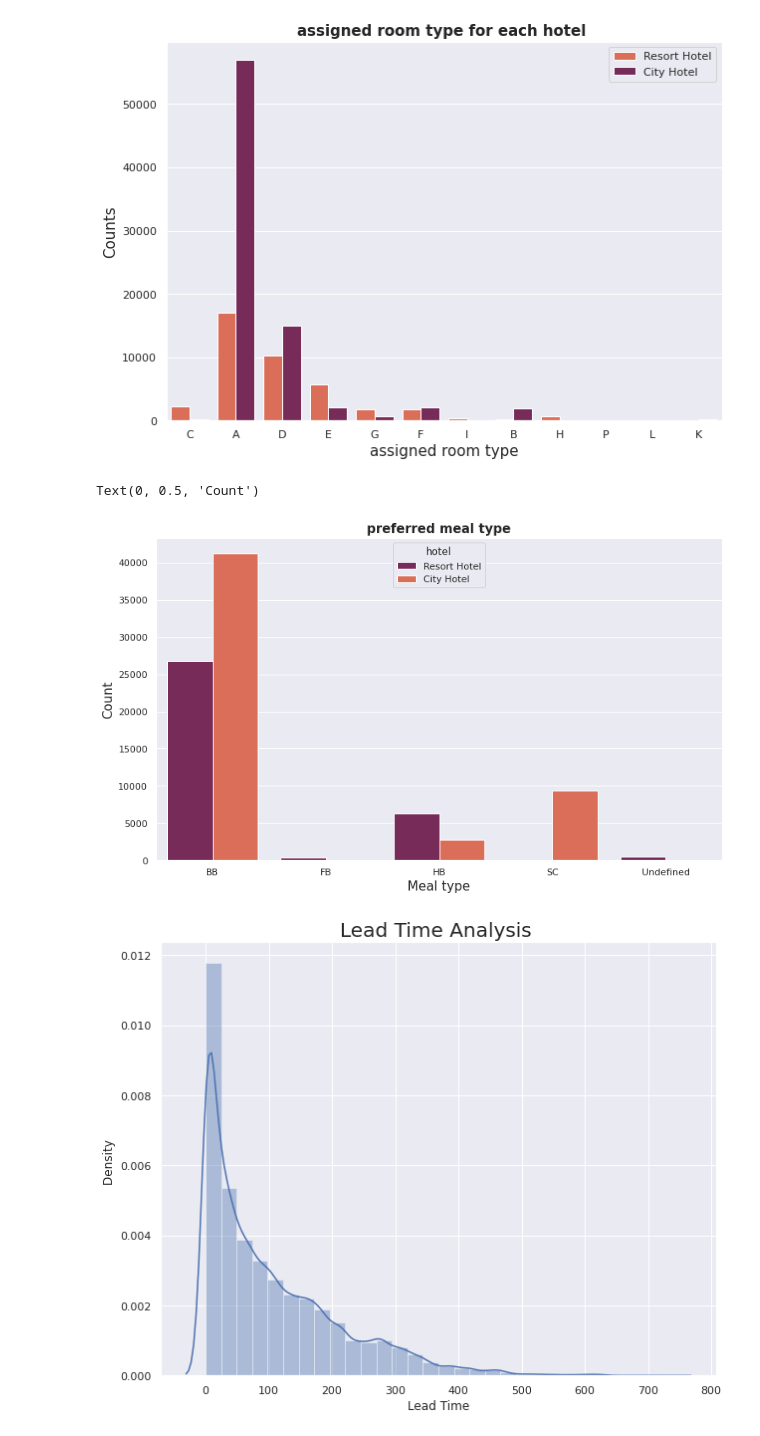
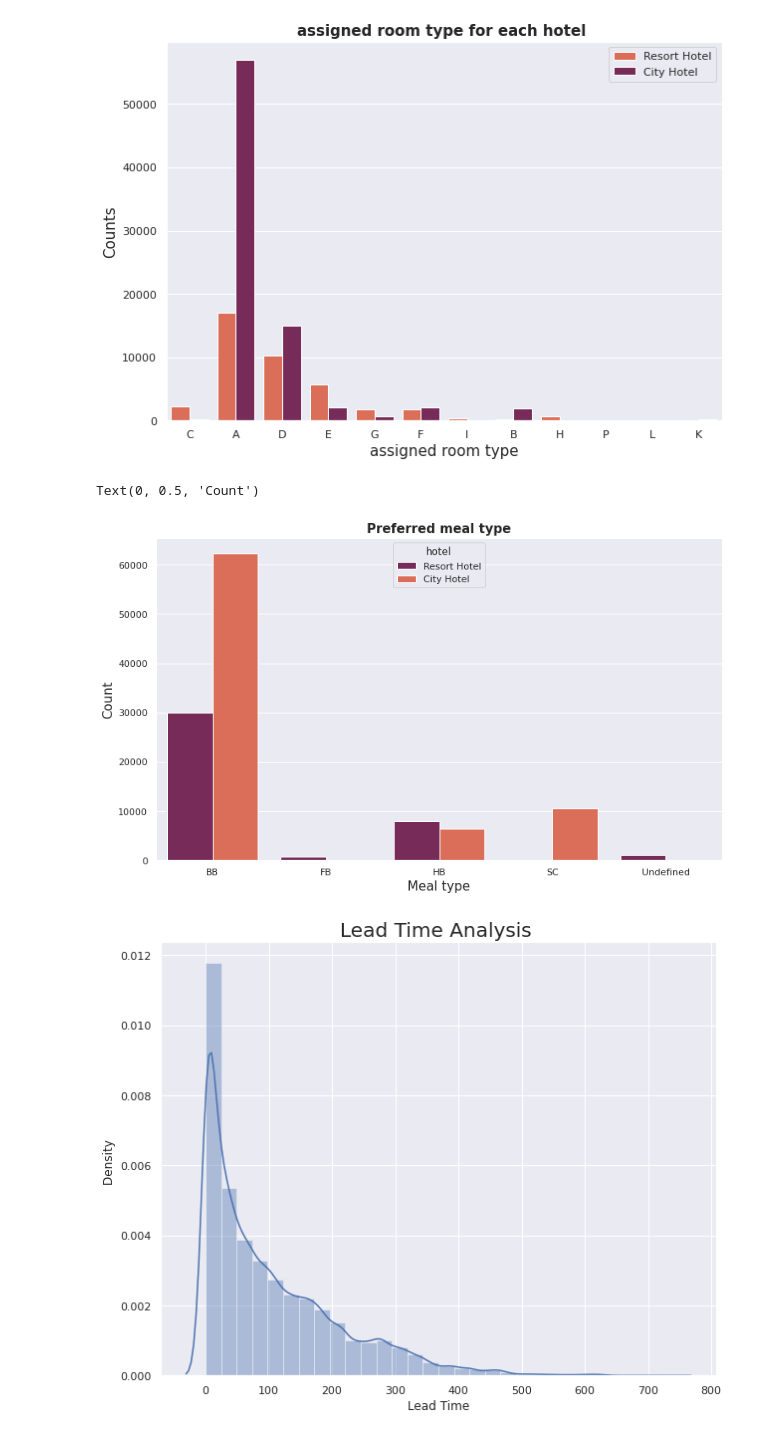
Before and after one commit to Tanjul5/Hotel_Booking_Analysis, a Jupyter notebook: Hotel_Booking_Analysis_Capstone_Project.ipynb, the cells around one changed output. Cells and saved outputs as stored; diff of their text form; code cells hidden in the pictures.

```diff
--- a/Hotel_Booking_Analysis_Capstone_Project.ipynb
+++ b/Hotel_Booking_Analysis_Capstone_Project.ipynb
@@ -280,13 +282,13 @@ plt.legend(loc='upper right')
 [figure]
 # %%
 fig, ax = plt.subplots(figsize = (12,7))
-sns.countplot(x= 'meal',hue = 'hotel',data = df,palette= 'rocket')
-plt.title ('preferred meal type',weight = 'bold', size = 15)
+sns.countplot(x= 'meal',hue = 'hotel',data = Hotel_book_df,palette= 'rocket')
+plt.title ('Preferred meal type',weight = 'bold', size = 15)
 plt.xlabel("Meal type",size = 15)
 plt.ylabel('Count',size = 15)
 # %% [output]
 Text(0, 0.5, 'Count')
-[figure, old version]
+[figure, new version]
 # %%
 #lead time for booking
 
```
Also changed, not shown: parts of 13 cells of this notebook.
